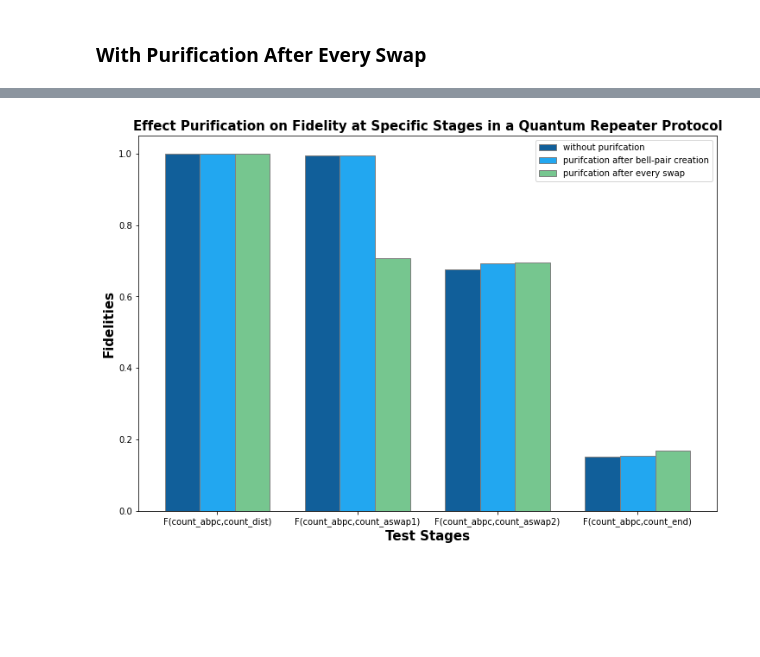
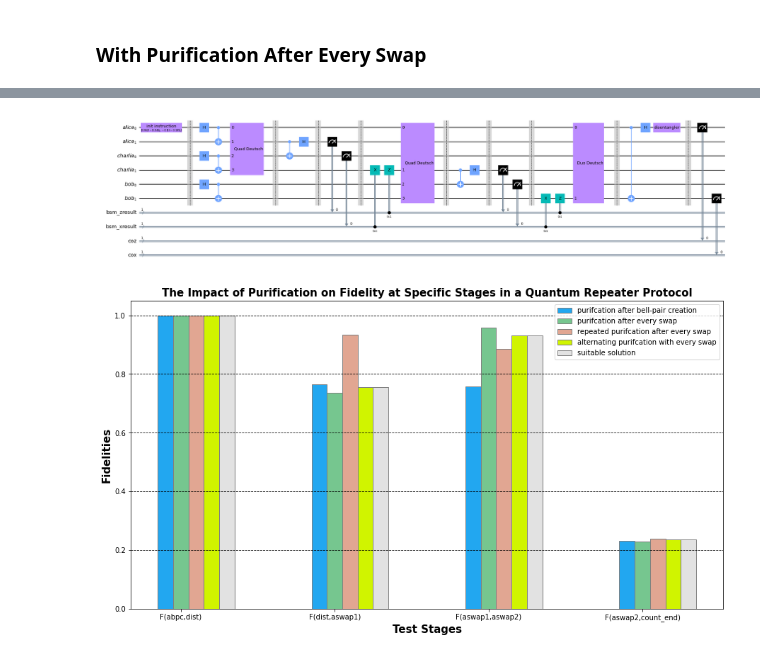
Before and after one commit to Phystro/Quantum-Repeater-Design, a Jupyter notebook: src/purification_strategy/qr_deutsch_purification_strategy.ipynb, the cells around one changed output, grey strips where cells are left out. Saved outputs shown, nothing was run; the diff lists cells and outputs as text; code cells hidden in the pictures; blank space fills up the shorter version.

Commit message:
results push

```diff
--- a/src/purification_strategy/qr_deutsch_purification_strategy.ipynb
+++ b/src/purification_strategy/qr_deutsch_purification_strategy.ipynb
@@ -127,7 +126,7 @@ def get_fidelities_dict(dc: dict) -> dict:
     for i in range(dictlen):
         if i == dictlen - 1:
             break
-        cur: str = list(dc.keys())[0]
+        cur: str = list(dc.keys())[i]
         nxt: str = list(dc.keys())[i + 1]
         fidelity: float = hellinger_fidelity(dc[cur], dc[nxt])
         f = "F("+cur+","+nxt+")"
@@ -275,0 +324,5 @@ circ.draw("mpl", fold=-1)
+# %%
+circ, counts = fidelity_analysis("swaploop")
+# dict_counts_wp: dict = dict_counts
+dict_fids_swaploop: dict = get_fidelities_dict(dict_counts)
+plot_histogram(counts, title="Measurement Results of Alice and Bob's Qubits After Quantum Repeater Protocol")
@@ -275,0 +343,5 @@ circ.draw("mpl", fold=-1)
+# %%
+circ, counts = fidelity_analysis("swapalt")
+# dict_counts_wp: dict = dict_counts
+dict_fids_swapalt: dict = get_fidelities_dict(dict_counts)
+plot_histogram(counts, title="Measurement Results of Alice and Bob's Qubits After Quantum Repeater Protocol")
@@ -276,36 +375,56 @@ circ.draw("mpl", fold=-1)
+# %%
+circ.draw("mpl", fold=-1)
+# %% [output]
+[figure, added]
 # %%
-barwidth = 0.25
+barwidth = 0.10
 # fig = plt.figure(figsize = (10, 5))
-fig = plt.subplots(figsize =(12, 8))
+fig = plt.subplots(figsize =(15, 8))
 
 x_axis = np.arange(len(dict_fids_wp))
 
 #1984c5", "#22a7f0", "#63bff0", "#a7d5ed", "#e2e2e2", "#e1a692", "#de6e56", "#e14b31", "#c23728"]
 #115f9a", "#1984c5", "#22a7f0", "#48b5c4", "#76c68f", "#a6d75b", "#c9e52f", "#d0ee11", "#d0f400"]
 
 
 # without purification
-x = list(dict_fids_wp.keys())
-y = list(dict_fids_wp.values())
-plt.bar(x_axis, y, width=barwidth, color="#115f9a", edgecolor="grey", label="without purifcation")
+# x = list(dict_fids_wp.keys())
+# y = list(dict_fids_wp.values())
+# plt.bar(x_axis, y, width=barwidth, color="#115f9a", edgecolor="grey", label="without purifcation")
 
 # with purification after bell pair creation
 x = list(dict_fids_abpc.keys())
 y = list(dict_fids_abpc.values())
-plt.bar( [k + barwidth for k in x_axis], y, width=barwidth, color="#22a7f0", edgecolor="grey", label="purifcation after bell-pair creation")
+plt.bar( x_axis, y, width=barwidth, color="#22a7f0", edgecolor="grey", label="purifcation after bell-pair creation")
 
 # with purification after every swap
 x = list(dict_fids_swap.keys())
 y = list(dict_fids_swap.values())
-plt.bar( [k + 2*barwidth for k in x_axis], y, width=barwidth, color="#76c68f", edgecolor="grey", label="purifcation after every swap")
+plt.bar( [k + 1*barwidth for k in x_axis], y, width=barwidth, color="#76c68f", edgecolor="grey", label="purifcation after every swap")
 
+# with repeated purification after every swap
+x = list(dict_fids_swaploop.keys())
+y = list(dict_fids_swaploop.values())
+plt.bar( [k + 2*barwidth for k in x_axis], y, width=barwidth, color="#e1a692", edgecolor="grey", label="repeated purifcation after every swap")
+
+# with alternating purification with every swap
+x = list(dict_fids_swapalt.keys())
+y = list(dict_fids_swapalt.values())
+plt.bar( [k + 3*barwidth for k in x_axis], y, width=barwidth, color="#d0f400", edgecolor="grey", label="alternating purifcation with every swap")
+
+# suitable purifcation strategy
+x = list(dict_fids_swapalt.keys())
+y = list(dict_fids_swapalt.values())
+plt.bar( [k + 4*barwidth for k in x_axis], y, width=barwidth, color="#e2e2e2", edgecolor="grey", label="suitable solution")
+
+plt.grid(visible=True, axis="y", linestyle="--", color="black")
 plt.ylabel("Fidelities", fontweight="bold", fontsize=15)
 plt.xlabel("Test Stages", fontweight="bold", fontsize=15)
 plt.xticks(x_axis, list(dict_fids_wp.keys()))
 plt.xticks( [k + barwidth for k in range(len(dict_fids_wp))], list(dict_fids_wp.keys()) )
 
-plt.title("Effect Purification on Fidelity at Specific Stages in a Quantum Repeater Protocol", fontweight="bold", fontsize=15)
+plt.title("The Impact of Purification on Fidelity at Specific Stages in a Quantum Repeater Protocol", fontweight="bold", fontsize=15)
 plt.legend()
 plt.show()
 # %% [output]
-[figure, old version]
+[figure, new version]
```
Also changed, not shown: parts of 24 cells of this notebook, 8 other files.
